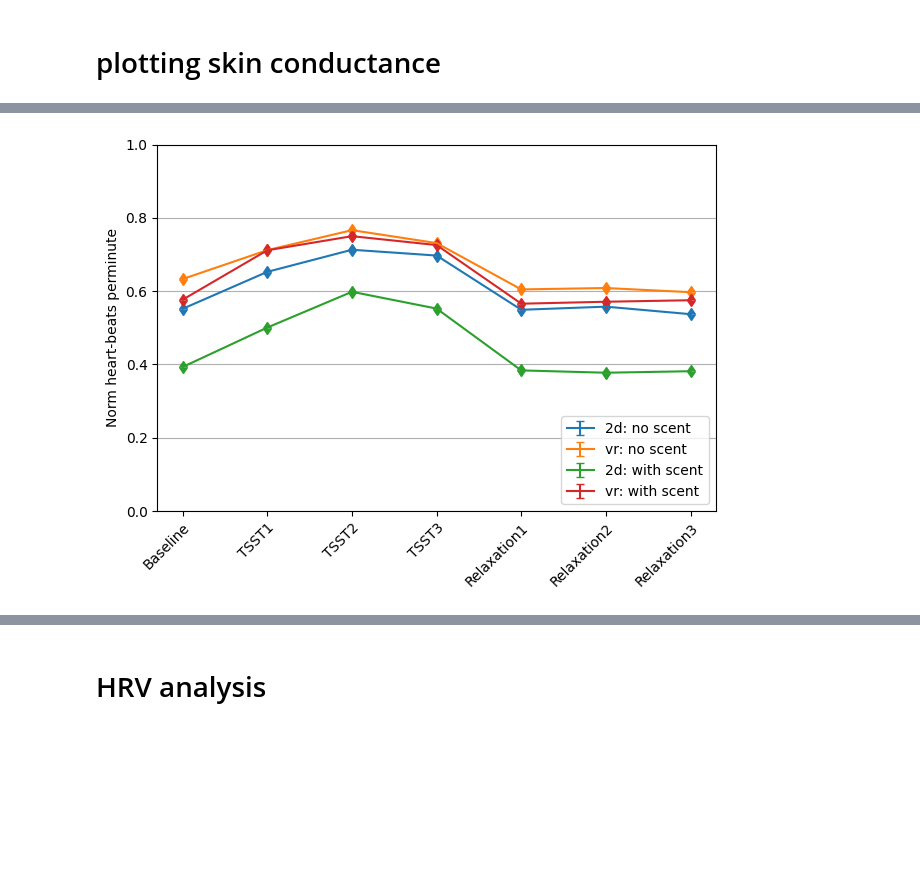
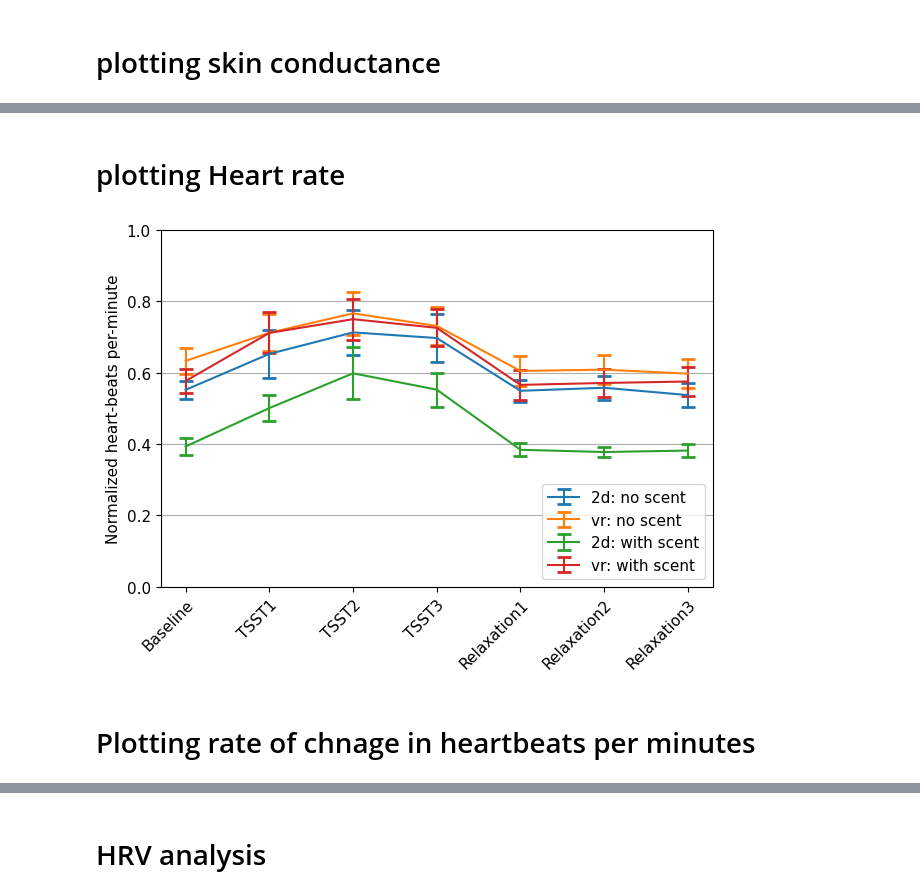
Before and after one commit to saifhanjra/tester_sony_digirelax, a Jupyter notebook: scripts/wp3/plotting_interim_wp3.ipynb, the cells around one changed output, grey strips where cells are left out. Saved outputs shown, nothing was run; the diff lists cells and outputs as text; code cells hidden in the pictures; blank space fills up the shorter version.

```diff
--- a/scripts/wp3/plotting_interim_wp3.ipynb
+++ b/scripts/wp3/plotting_interim_wp3.ipynb
@@ -258,6 +276,10 @@ y_label_fig = "Norm Skin Conducatnce"
 # %% [markdown]
 # plotting skin conductance
 # %%
+
+import matplotlib.pyplot as mpl
+mpl.rcParams['font.size'] = 11
+#mpl.rcParams["font.family"]="cursive"
 
 x_pos = np.arange(len(x_labels))
 x_labels = ["Baseline", "TSST1", "TSST2", "TSST3", "Relaxation1", "Relaxation2", "Relaxation3"]
@@ -265,14 +287,14 @@ fig, ax = plt.subplots()
     #ax.errorbar(x_pos, mean_list, yerr=std_list,fmt='o', color='grey',
     #         ecolor='lightgray', elinewidth=3, capsize=0, label= "2d-no scent")
 
-ax.errorbar(x_pos,  list(no_scent_2d_dict["sk_mean"]),  yerr=list(no_scent_2d_dict["sk_std"]), label="2d: no scent" )
-ax.errorbar(x_pos,  list(no_scent_vr_dict["sk_mean"]),  yerr=list(no_scent_vr_dict["sk_std"]), label="vr: no scent" )
-ax.errorbar(x_pos,  list(scent_2d_dict["sk_mean"]),  yerr=list(scent_2d_dict["sk_std"]),label="2d: with scent")
-ax.errorbar(x_pos,  list(scent_vr_dict["sk_mean"]),  yerr=list(scent_vr_dict["sk_std"]), label="vr: with scent")
-ax.set_ylabel(y_label_fig)
+ax.errorbar(x_pos,  list(no_scent_2d_dict["sk_mean"]),  yerr=list(no_scent_2d_dict["sk_std"]), capsize=5, capthick=2, label="2d: no scent" )
+ax.errorbar(x_pos,  list(no_scent_vr_dict["sk_mean"]),  yerr=list(no_scent_vr_dict["sk_std"]), capsize=5, capthick=2,label="vr: no scent" )
+ax.errorbar(x_pos,  list(scent_2d_dict["sk_mean"]),  yerr=list(scent_2d_dict["sk_std"]), capsize=5, capthick=2, label="2d: with scent")
+ax.errorbar(x_pos,  list(scent_vr_dict["sk_mean"]),  yerr=list(scent_vr_dict["sk_std"]), capsize=5, capthick=2, label="vr: with scent")
+ax.set_ylabel("Normalized Skin Coductance")
 ax.set_xticks(x_pos)
 ax.set_xticklabels(x_labels, rotation=45, ha='right', rotation_mode='anchor')
-#title_ax = "VP001_251023_Session1_Shimmer_FBA7_Calibrated_SD
+##title_ax = "VP001_251023_Session1_Shimmer_FBA7_Calibrated_SD
 
 #ax.set_title("Normalized heartbeats per minute")
 ax.yaxis.grid(True)
@@ -285,25 +336,28 @@ plt.show()
+# %% [markdown]
+# plotting Heart rate
 # %%
 
 
 x_pos = np.arange(len(x_labels))
 fig, ax = plt.subplots()
     #ax.errorbar(x_pos, mean_list, yerr=std_list,fmt='o', color='grey',
     #         ecolor='lightgray', elinewidth=3, capsize=0, label= "2d-no scent")
 
-ax.errorbar(x_pos,  list(no_scent_2d_dict["hr_mean"]),  yerr=list(no_scent_2d_dict["hr_std"]),uplims=True, lolims=True,  label="2d: no scent" )
-ax.errorbar(x_pos,  list(no_scent_vr_dict["hr_mean"]),  yerr=list(no_scent_vr_dict["hr_std"]), uplims=True, lolims=True, label="vr: no scent" )
-ax.errorbar(x_pos,  list(scent_2d_dict["hr_mean"]),  yerr=list(scent_2d_dict["hr_std"]), uplims=True, lolims=True, label="2d: with scent")
-ax.errorbar(x_pos,  list(scent_vr_dict["hr_mean"]),  yerr=list(scent_vr_dict["hr_std"]), uplims=True, lolims=True, label="vr: with scent")
-ax.set_ylabel("Norm heart-beats perminute")
+ax.errorbar(x_pos,  list(no_scent_2d_dict["hr_mean"]),  yerr=list(no_scent_2d_dict["hr_std"]),capsize=5, capthick=2,  label="2d: no scent" )
+ax.errorbar(x_pos,  list(no_scent_vr_dict["hr_mean"]),  yerr=list(no_scent_vr_dict["hr_std"]), capsize=5, capthick=2, label="vr: no scent" )
+ax.errorbar(x_pos,  list(scent_2d_dict["hr_mean"]),  yerr=list(scent_2d_dict["hr_std"]), capsize=5, capthick=2, label="2d: with scent")
+ax.errorbar(x_pos,  list(scent_vr_dict["hr_mean"]),  yerr=list(scent_vr_dict["hr_std"]), capsize=5, capthick=2, label="vr: with scent")
+ax.set_ylabel("Normalized heart-beats per-minute")
 ax.set_xticks(x_pos)
 ax.set_xticklabels(x_labels, rotation=45, ha='right', rotation_mode='anchor')
-#title_ax = "VP001_251023_Session1_Shimmer_FBA7_Calibrated_SD
 
-#ax.set_title("Normalized heart-beats perminute")
+
 ax.yaxis.grid(True)
 plt.legend(loc='lower right')
 plt.ylim(0, 1)
 plt.tight_layout()
 plt.show()
 # %% [output]
-[figure, old version]
+[figure, new version]
+# %% [markdown]
+# Plotting rate of chnage in heartbeats per minutes
```
Also changed, not shown: parts of 26 cells of this notebook, 12 other files.
